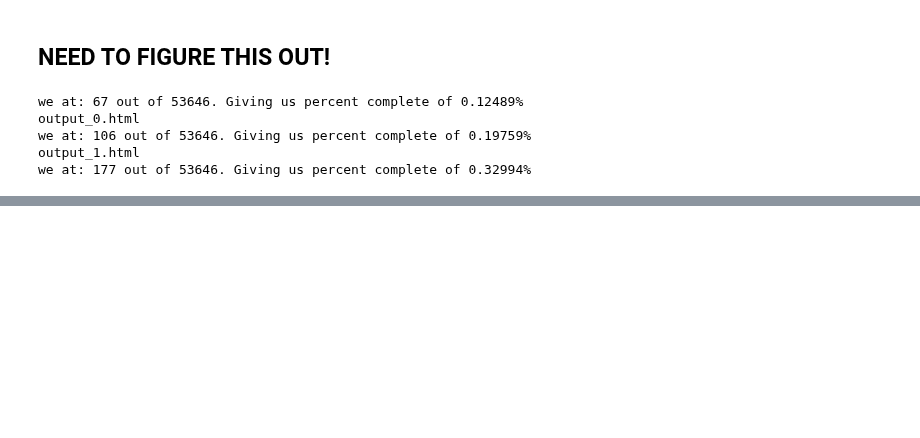
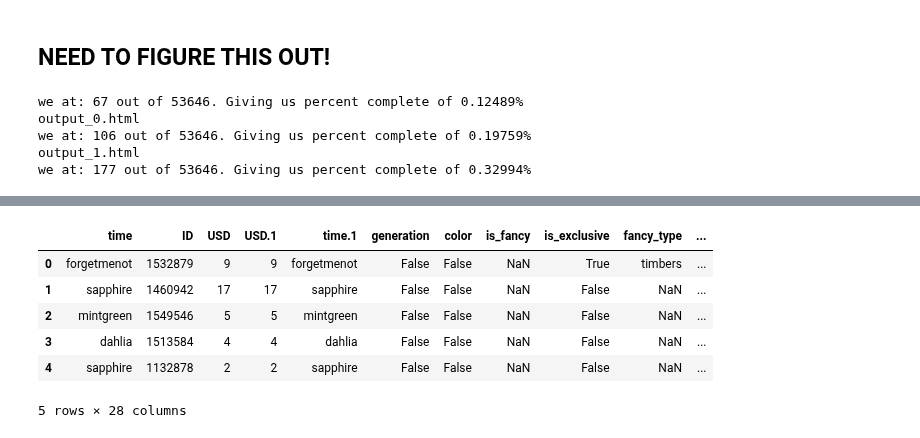
Before and after one commit to DylanBedetti/Trading-Cryptokitties, a Jupyter notebook: Crawler/Kitties_for_sale.ipynb, the cells around one changed output, grey strips where cells are left out. Saved outputs shown, nothing was run; the diff lists cells and outputs as text; code cells hidden in the pictures; blank space fills up the shorter version.

```diff
--- a/Crawler/Kitties_for_sale.ipynb
+++ b/Crawler/Kitties_for_sale.ipynb
@@ -384,0 +392,12 @@ data.to_csv("Latest.csv", index = False)
+# %%
+d = pd.read_csv("Latest_kitties.csv")
+# %%
+d.head()
+# %% [output]
+|  | time | ID | USD | USD.1 | time.1 | generation | color | is_fancy | is_exclusive | fancy_type | ... |
+| 0 | forgetmenot | 1532879 | 9 | 9 | forgetmenot | False | False | NaN | True | timbers | ... |
+| 1 | sapphire | 1460942 | 17 | 17 | sapphire | False | False | NaN | False | NaN | ... |
+| 2 | mintgreen | 1549546 | 5 | 5 | mintgreen | False | False | NaN | False | NaN | ... |
+| 3 | dahlia | 1513584 | 4 | 4 | dahlia | False | False | NaN | False | NaN | ... |
+| 4 | sapphire | 1132878 | 2 | 2 | sapphire | False | False | NaN | False | NaN | ... |
+5 rows × 28 columns
```
Also changed, not shown: parts of 9 cells of this notebook, 8 other files.
